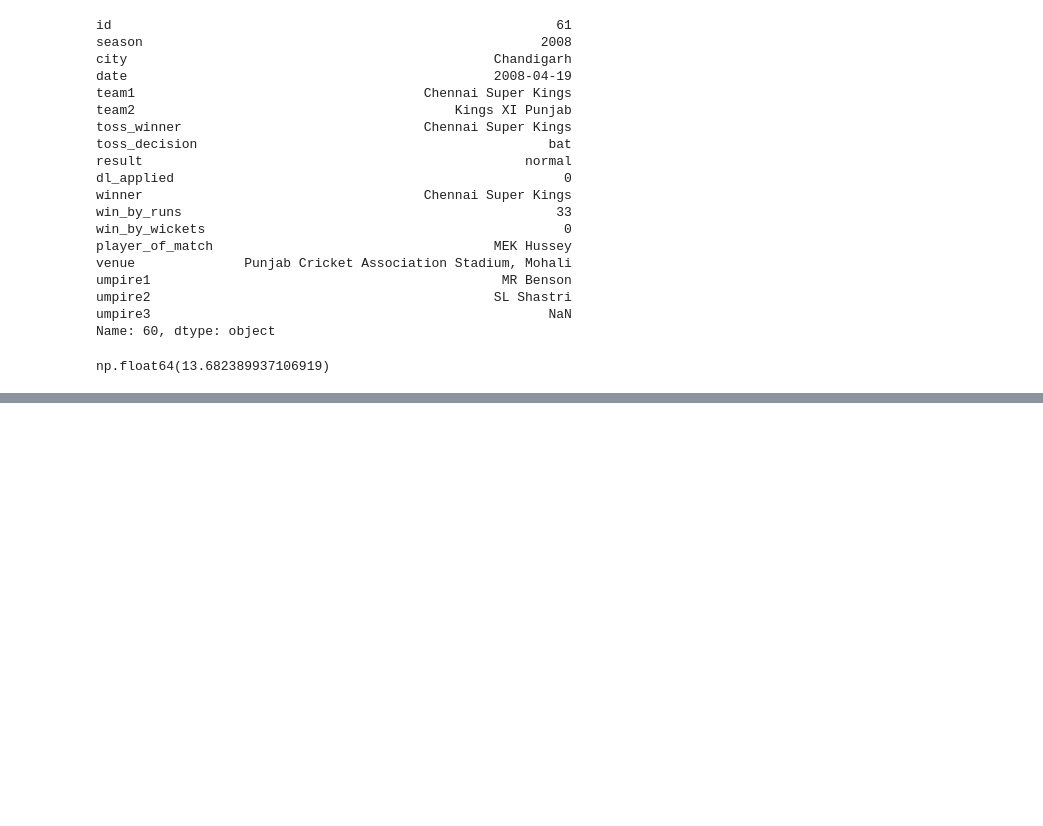
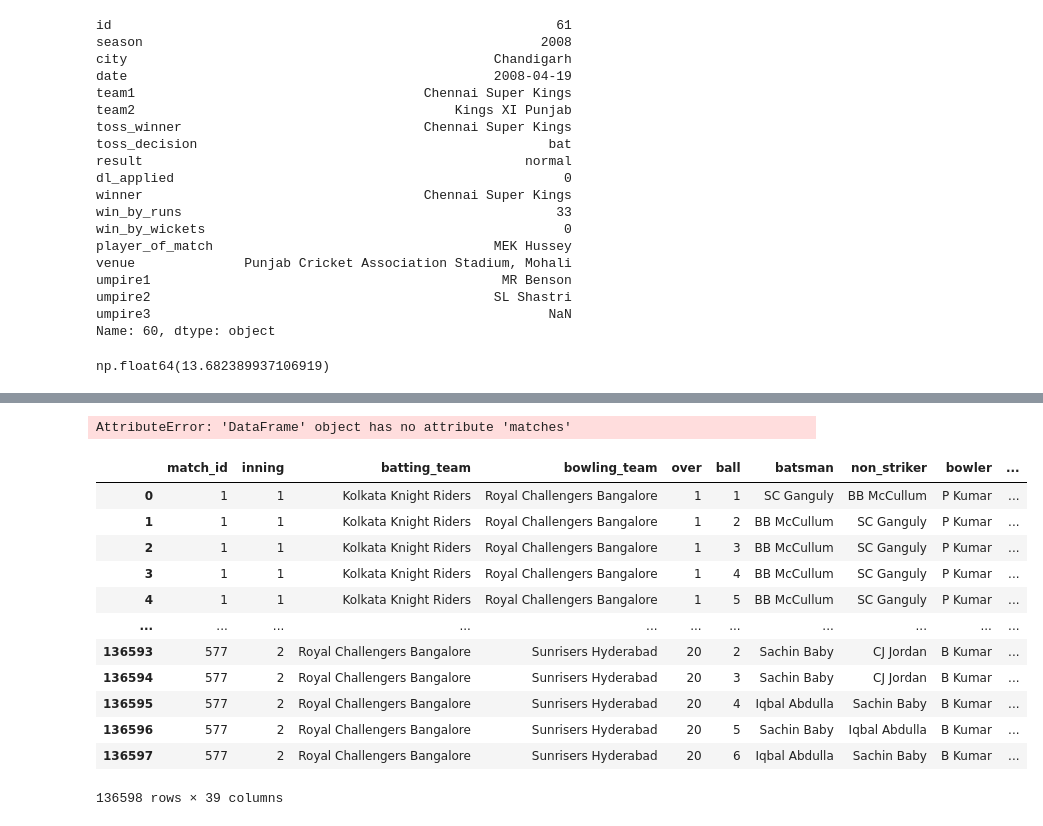
Before and after one commit to MahamFatima01713/Pandas-Mastery, a Jupyter notebook: Pandas_Practice.ipynb, the cells around one changed output, grey strips where cells are left out. Saved outputs shown, nothing was run; the diff lists cells and outputs as text; code cells hidden in the pictures; blank space fills up the shorter version.

Commit message:
Update Pandas notebook with delivery code

```diff
--- a/Pandas_Practice.ipynb
+++ b/Pandas_Practice.ipynb
@@ -970,3 +970,12 @@ win_by_runs = df.groupby('win_by_runs')
 data['win_by_runs'].mean()
 # %% [output]
 np.float64(13.682389937106919)
+# %%
+import pandas as pd
+
+# Load both datasets
+matches = pd.read_csv('matches - matches.csv')
+delivery = pd.read_csv('delivery.csv')
+
+# View the first few rows of deliveries
+delivery.head()
@@ -972,0 +990,26 @@ np.float64(13.682389937106919)
+# %%
+matches.matches
+# %% [output]
+AttributeError: 'DataFrame' object has no attribute 'matches'
+# %%
+#Merge Function:
+#Merge acts same as join funtion in SQL.It can merge two different dataset but their must be a link or u can say same
+#so that they can link to each other
+#First table name .merge
+# 1. Load the CSV into a clean variable name
+match = pd.read_csv('matches - matches.csv')
+delivery.merge(match, left_on='match_id', right_on='id')
+# %% [output]
+|  | match_id | inning | batting_team | bowling_team | over | ball | batsman | non_striker | bowler | ... |
+| 0 | 1 | 1 | Kolkata Knight Riders | Royal Challengers Bangalore | 1 | 1 | SC Ganguly | BB McCullum | P Kumar | ... |
+| 1 | 1 | 1 | Kolkata Knight Riders | Royal Challengers Bangalore | 1 | 2 | BB McCullum | SC Ganguly | P Kumar | ... |
+| 2 | 1 | 1 | Kolkata Knight Riders | Royal Challengers Bangalore | 1 | 3 | BB McCullum | SC Ganguly | P Kumar | ... |
+| 3 | 1 | 1 | Kolkata Knight Riders | Royal Challengers Bangalore | 1 | 4 | BB McCullum | SC Ganguly | P Kumar | ... |
+| 4 | 1 | 1 | Kolkata Knight Riders | Royal Challengers Bangalore | 1 | 5 | BB McCullum | SC Ganguly | P Kumar | ... |
+| ... | ... | ... | ... | ... | ... | ... | ... | ... | ... | ... |
+| 136593 | 577 | 2 | Royal Challengers Bangalore | Sunrisers Hyderabad | 20 | 2 | Sachin Baby | CJ Jordan | B Kumar | ... |
+| 136594 | 577 | 2 | Royal Challengers Bangalore | Sunrisers Hyderabad | 20 | 3 | Sachin Baby | CJ Jordan | B Kumar | ... |
+| 136595 | 577 | 2 | Royal Challengers Bangalore | Sunrisers Hyderabad | 20 | 4 | Iqbal Abdulla | Sachin Baby | B Kumar | ... |
+| 136596 | 577 | 2 | Royal Challengers Bangalore | Sunrisers Hyderabad | 20 | 5 | Sachin Baby | Iqbal Abdulla | B Kumar | ... |
+| 136597 | 577 | 2 | Royal Challengers Bangalore | Sunrisers Hyderabad | 20 | 6 | Iqbal Abdulla | Sachin Baby | B Kumar | ... |
+136598 rows × 39 columns
```
Also changed, not shown: parts of 1 cell of this notebook.
